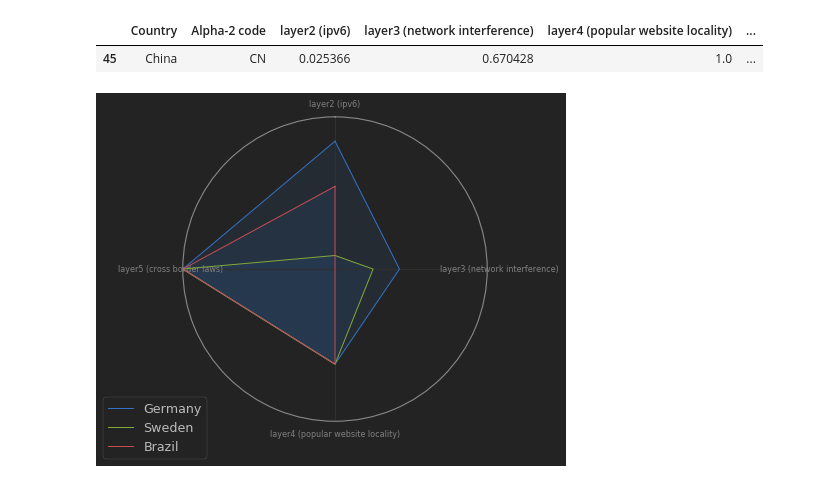
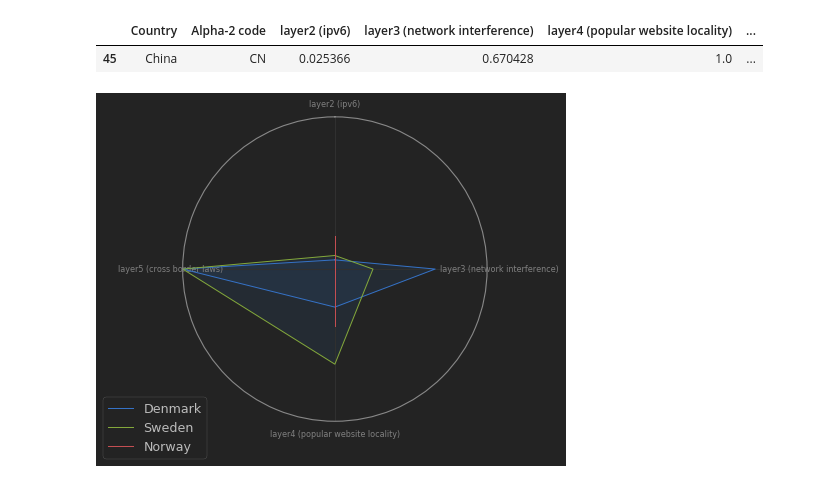
Before and after one commit to daylight-lab/III, a Jupyter notebook: analysis.ipynb, the cells around one changed output. Cells and saved outputs as stored; diff of their text form; code cells hidden in the pictures.

```diff
--- a/analysis.ipynb
+++ b/analysis.ipynb
@@ -112,33 +113,33 @@ def radar_plot (df):
     ax.set_theta_offset(pi / 2)
     ax.set_theta_direction(-1)
 
     # Draw one axe per variable + add labels labels yet
     plt.xticks(angles[:-1], categories, color='grey', size=8)
 
     # Draw ylabels
     ax.set_rlabel_position(0)
     plt.yticks([10,20,30], ["10","20","30"], color="grey", size=7)
     plt.ylim(0,1)
 
 #     # Plot data
 #     ax.plot(angles, values, linewidth=1, linestyle='solid')
 
 #     # Fill area
 #     ax.fill(angles, values, 'b', alpha=0.1)
     for i in range(len(df)):
         values=df.iloc[i].drop(non_numeric_cols).values.flatten().tolist()
         values += values[:1]
         ax.plot(angles, values, linewidth=1, linestyle='solid', label=df.iloc[i]['Country'])
         ax.fill(angles, values, 'b', alpha=0.1)
 
     plt.legend(loc='upper right', bbox_to_anchor=(0.1, 0.1))
 
 
 
 radar_plot(
-    find_country('DE')\
+    find_country('DK')\
         .append(find_country('SE'))\
-        .append(find_country('BR'))
+        .append(find_country('NO'))
 )
 # %% [output]
-[figure, old version]
+[figure, new version]
```
Also changed, not shown: parts of 33 cells of this notebook, 2 other files.
